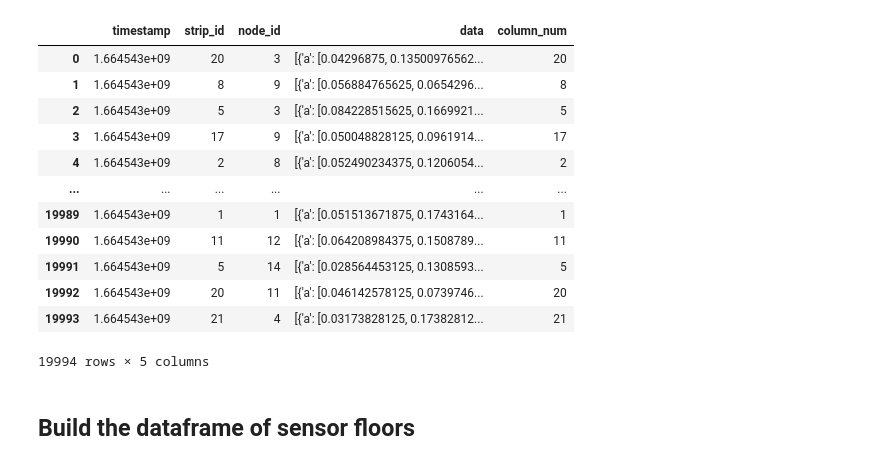
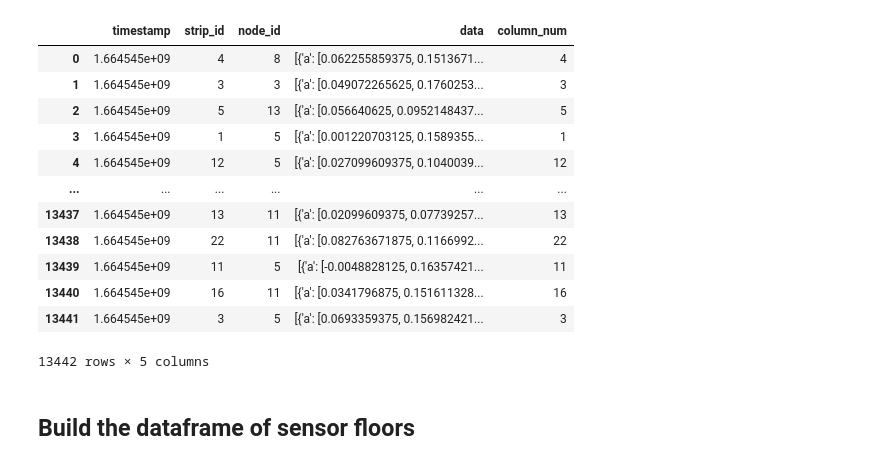
Before and after one commit to priirf/Vicon_Pos_Converter, a Jupyter notebook: data_preprocessing.ipynb, the cells around one changed output. Drawn from its saved outputs; the diff is of its cells as text; code cells hidden in the pictures.

```diff
--- a/data_preprocessing.ipynb
+++ b/data_preprocessing.ipynb
@@ -1,52 +1,45 @@
 # %%
 import json
 from matplotlib.font_manager import json_dump
 import numpy as np
 import pandas as pd
 from pandas.io.json import json_normalize
 from datetime import datetime
 import time
 import seaborn as sns
 import matplotlib.pylab as plt
 import os
 
-# Folder Path
-
 
 sf_data = []
 vicon_data = []
-dataset_name = "run_diagonal_2"
+dataset_name = "run_vertical_4"
 path_sf = "/media/irfan-flw/DATA/Arbeit/6GEM/Program_Development/6GEM_Dataset/sensorfloor_measurement/30092022"
 file_name_sf = "sensor_floor_data_30092022_" + dataset_name + ".txt"
 
 os.chdir(path_sf)
-#file_path = f"{path}\{file_name}"
-# threshold_sf_up = 1662115152.8
-# threshold_sf_down = 1662115256
-# threshold_vc_up = 1662115153.7486753
-# threshold_vc_down = 1662115255.375461
 
 #for line in open("../Dataset_sensor_floor/sensorfloor_measurement/16092022/sensor_floor_data_16092022_" + dataset_name + ".txt", "r"):
 #for line in open("../../../media/irfan-flw/OS/Arbeit/6GEM/Program_Development/6GEM_Dataset/sensorfloor_measurement/16092022/sensor_floor_data_16092022_" + dataset_name + ".txt", "r"):
 for line in open(file_name_sf, "r"):
     sf_data.append(json.loads(line))
 
 df_sf = pd.DataFrame(sf_data)
 df_sf
 # %% [output]
 |  | timestamp | strip_id | node_id | data | column_num |
-| 0 | 1.664543e+09 | 20 | 3 | [{'a': [0.04296875, 0.13500976562... | 20 |
-| 1 | 1.664543e+09 | 8 | 9 | [{'a': [0.056884765625, 0.0654296... | 8 |
-| 2 | 1.664543e+09 | 5 | 3 | [{'a': [0.084228515625, 0.1669921... | 5 |
-| 3 | 1.664543e+09 | 17 | 9 | [{'a': [0.050048828125, 0.0961914... | 17 |
-| 4 | 1.664543e+09 | 2 | 8 | [{'a': [0.052490234375, 0.1206054... | 2 |
+| 0 | 1.664545e+09 | 4 | 8 | [{'a': [0.062255859375, 0.1513671... | 4 |
+| 1 | 1.664545e+09 | 3 | 3 | [{'a': [0.049072265625, 0.1760253... | 3 |
+| 2 | 1.664545e+09 | 5 | 13 | [{'a': [0.056640625, 0.0952148437... | 5 |
+| 3 | 1.664545e+09 | 1 | 5 | [{'a': [0.001220703125, 0.1589355... | 1 |
+| 4 | 1.664545e+09 | 12 | 5 | [{'a': [0.027099609375, 0.1040039... | 12 |
 | ... | ... | ... | ... | ... | ... |
-| 19989 | 1.664543e+09 | 1 | 1 | [{'a': [0.051513671875, 0.1743164... | 1 |
-| 19990 | 1.664543e+09 | 11 | 12 | [{'a': [0.064208984375, 0.1508789... | 11 |
-| 19991 | 1.664543e+09 | 5 | 14 | [{'a': [0.028564453125, 0.1308593... | 5 |
-| 19992 | 1.664543e+09 | 20 | 11 | [{'a': [0.046142578125, 0.0739746... | 20 |
-| 19993 | 1.664543e+09 | 21 | 4 | [{'a': [0.03173828125, 0.17382812... | 21 |
+| 13437 | 1.664545e+09 | 13 | 11 | [{'a': [0.02099609375, 0.07739257... | 13 |
+| 13438 | 1.664545e+09 | 22 | 11 | [{'a': [0.082763671875, 0.1166992... | 22 |
+| 13439 | 1.664545e+09 | 11 | 5 | [{'a': [-0.0048828125, 0.16357421... | 11 |
+| 13440 | 1.664545e+09 | 16 | 11 | [{'a': [0.0341796875, 0.151611328... | 16 |
+| 13441 | 1.664545e+09 | 3 | 5 | [{'a': [0.0693359375, 0.156982421... | 3 |
-19994 rows × 5 columns
+13442 rows × 5 columns
 # %% [markdown]
 ## Build the dataframe of sensor floors ##
 # %% [markdown]
```
Also changed, not shown: parts of 27 cells of this notebook, 17 other files.
